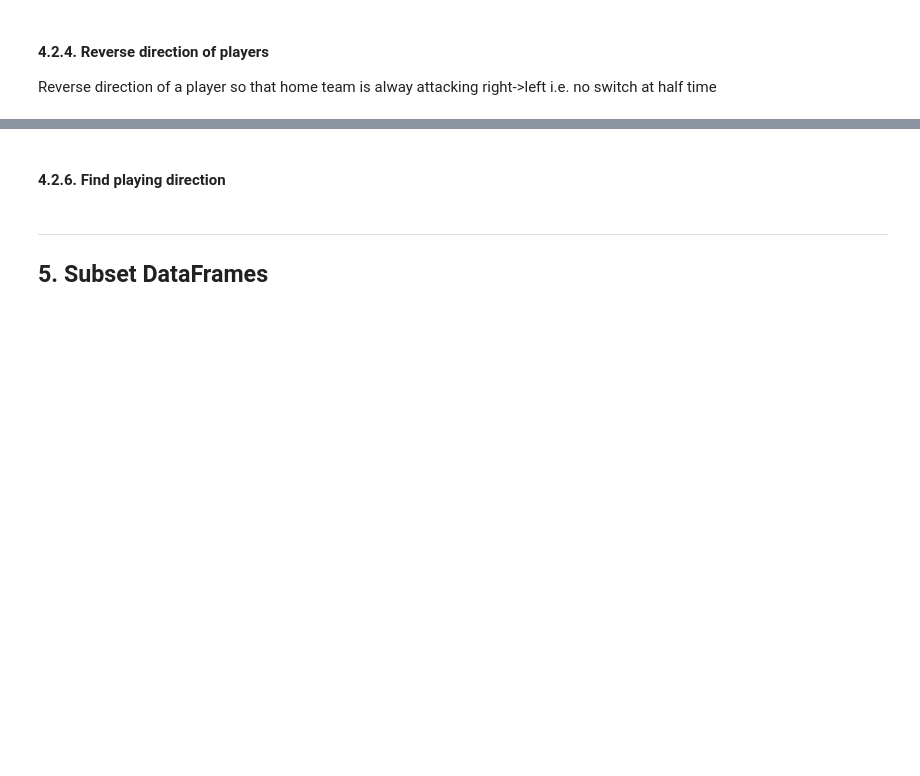
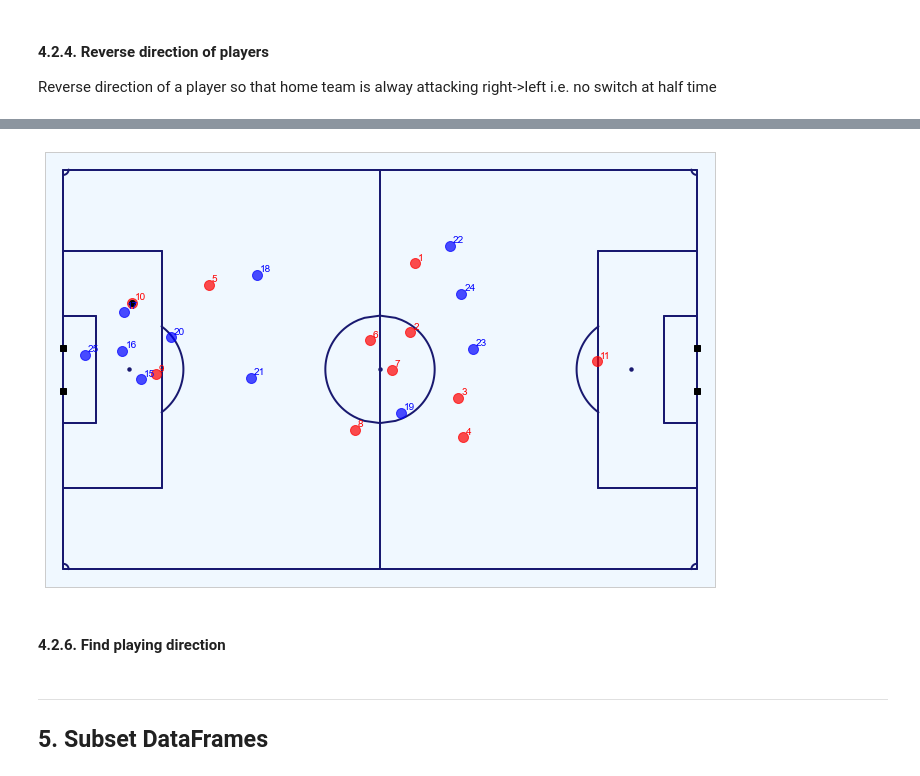
Before and after one commit to robbiejdunne/cfg_submission, a Jupyter notebook: notebooks/metrica-sports/Metrica Sports.ipynb, the cells around one changed output, grey strips where cells are left out. Drawn from its saved outputs; the diff is of its cells as text; code cells hidden in the pictures; blank space fills up the shorter version.

```diff
--- a/notebooks/metrica-sports/Metrica Sports.ipynb
+++ b/notebooks/metrica-sports/Metrica Sports.ipynb
@@ -798,0 +885,11 @@ df_tracking_home = calc_player_intervening(df_tracking_home, lst_ids=home_player
+# %%
+# Visualise the shot and the positions of the players
+
+## Define index of Event data and frame of Tracking data
+index = 252    # frame 16,484
+frame = df_events.loc[index]['Start Frame']
+
+## Visualise player positions using plot_events function from mviz library
+fig, ax = mviz.plot_frame(df_tracking_home.loc[frame], df_tracking_away.loc[frame], annotate=True)
+# %% [output]
+[figure, added]
```
Also changed, not shown: parts of 35 cells of this notebook.
